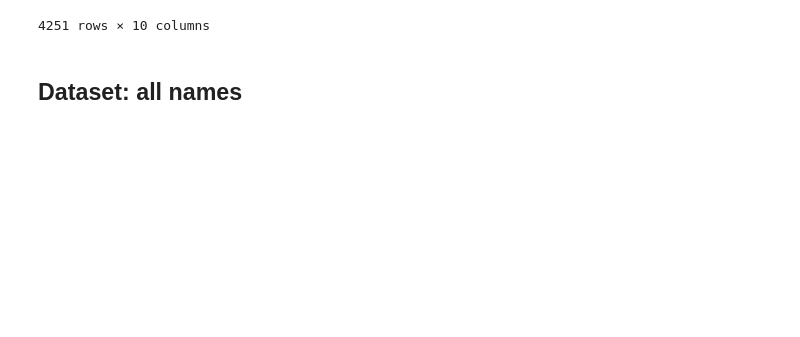
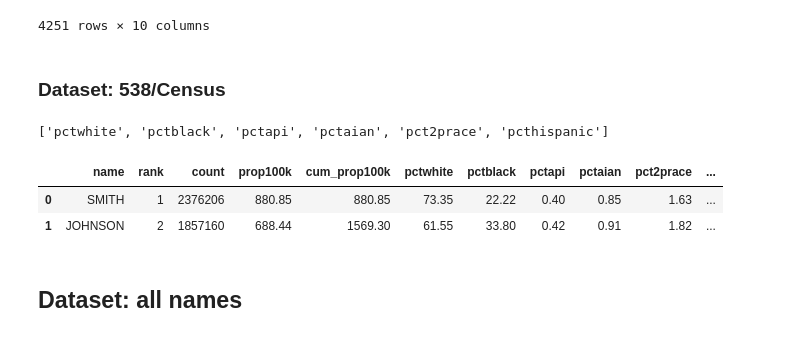
Before and after one commit to pomkos/netflix_catalogue, a Jupyter notebook: netflix.ipynb, the cells around one changed output. Cells and saved outputs as stored; diff of their text form; code cells hidden in the pictures; blank space fills up the shorter version.

```diff
--- a/netflix.ipynb
+++ b/netflix.ipynb
@@ -258,5 +259,36 @@ baby2
 | 4249 | ZORAN | 52 | 0.000 | 100.000 | 0.000 | 0.000 | 0.000 | 0.000 | WHITE NON HISPANIC | ... |
 | 4250 | ALL OTHER FIRST NAMES | 214124 | 8.226 | 51.422 | 11.541 | 28.117 | 0.396 | 0.298 | WHITE NON HISPANIC | ... |
 4251 rows × 10 columns
+# %% [markdown]
+### Dataset: 538/Census
+# %%
+names = pd.read_csv(f"{data_loc}/538_most_common/new-top-firstNames.csv")
+
+# NOTE: Unsure what "(S)" means, assumed to be NaN
+surnames = pd.read_csv(f"{data_loc}/538_most_common/surnames.csv", na_values='(S)')
+# %%
+ethnicity_dict = {
+    'pcthispanic':'HISPANIC',
+    'pctwhite':'WHITE NON HISPANIC',
+    'pctblack':'BLACK NON HISPANIC',
+    'pctapi':'ASIAN AND PACIFIC ISLANDER',
+    'pctaian':'ASIAN AND PACIFIC ISLANDER',
+    'pct2prace':'MULTI ETHNIC'
+}
+# %%
+pct_ethnic = [col for col in surnames.columns if 'pct' in col]
+pct_ethnic
+# %% [output]
+['pctwhite', 'pctblack', 'pctapi', 'pctaian', 'pct2prace', 'pcthispanic']
+# %%
+surnames['ethnicity'] = surnames[pct_ethnic].idxmax(axis=1)
+surnames['ethnicity'] = surnames['ethnicity'].map(ethnicity_dict)
+# %%
+surnames['surname'] = keep_only_abc(surnames['name'].str.lower())
+surnames.head(2)
+# %% [output]
+|  | name | rank | count | prop100k | cum_prop100k | pctwhite | pctblack | pctapi | pctaian | pct2prace | ... |
+| 0 | SMITH | 1 | 2376206 | 880.85 | 880.85 | 73.35 | 22.22 | 0.40 | 0.85 | 1.63 | ... |
+| 1 | JOHNSON | 2 | 1857160 | 688.44 | 1569.30 | 61.55 | 33.80 | 0.42 | 0.91 | 1.82 | ... |
 # %% [markdown]
 ## Dataset: all names
```
Also changed, not shown: parts of 21 cells of this notebook, 1 other file.
